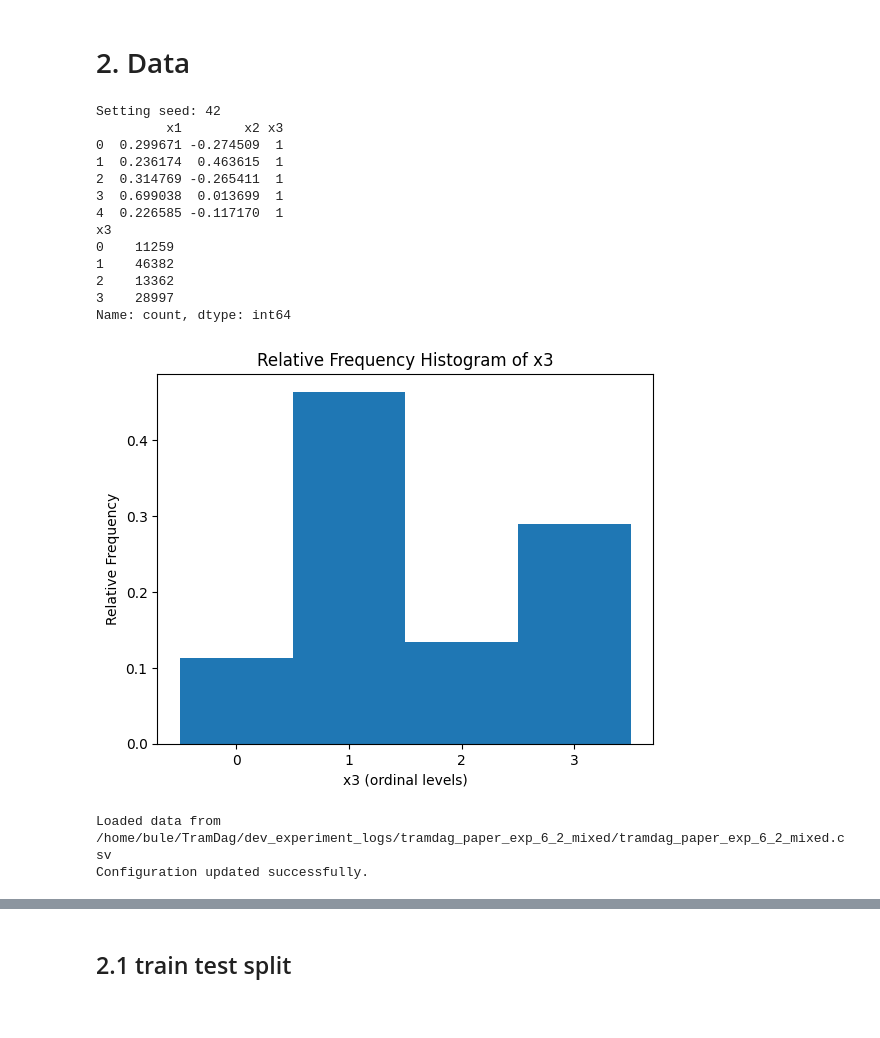
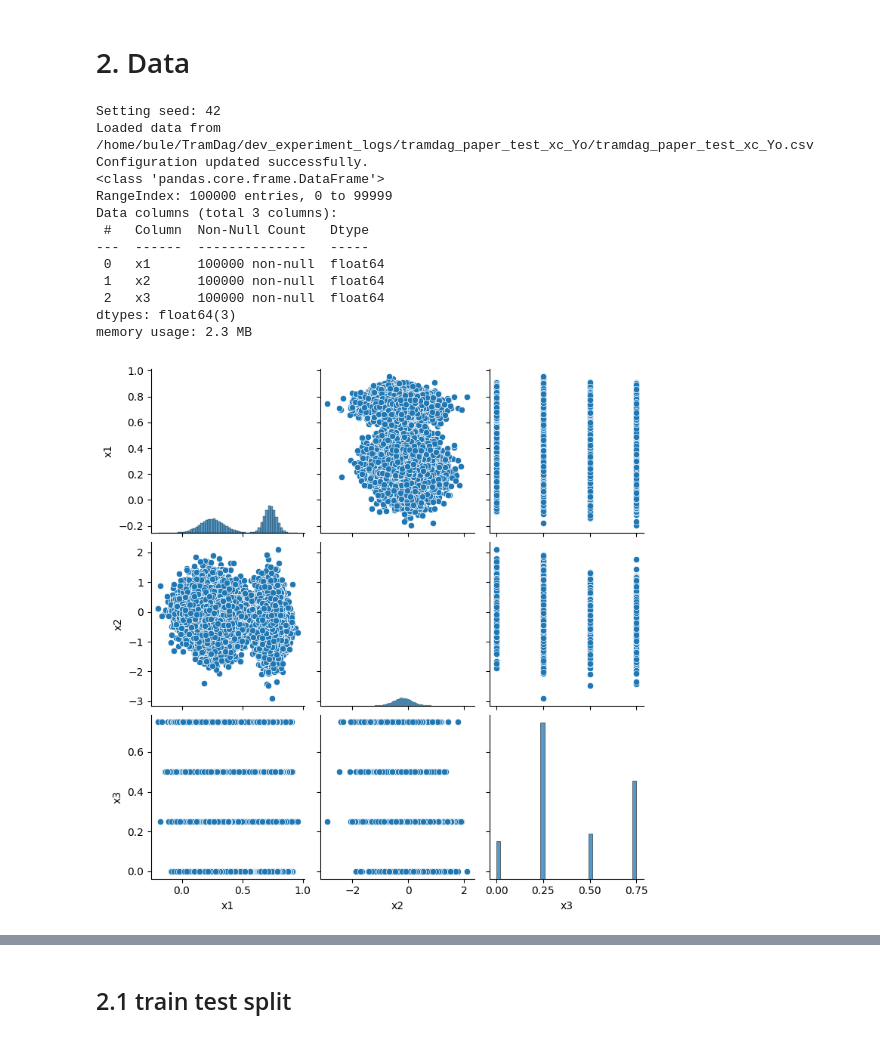
Before and after one commit to buehlpa/TramDag, a Jupyter notebook: Reproduce_TramDag_Experiment_6_2_mixed_datatypes_.ipynb, the cells around one changed output, grey strips where cells are left out. Cells and saved outputs as stored; diff of their text form; code cells hidden in the pictures.

Commit message:
fixed ordinal -> cont modelled bug

```diff
--- a/Reproduce_TramDag_Experiment_6_2_mixed_datatypes_.ipynb
+++ b/Reproduce_TramDag_Experiment_6_2_mixed_datatypes_.ipynb
@@ -32,7 +27,7 @@ Train with GPU support.
 # %% [markdown]
 # 1. Experiments and Paths
 # %%
-experiment_name = "tramdag_paper_exp_6_2_mixed"   ## <--- set experiment name
+experiment_name = "tramdag_paper_test_xc_Yo"   ## <--- set experiment name
 seed=42
 np.random.seed(seed)
 
@@ -59,8 +54,6 @@ Loaded existing configuration from /home/bule/TramDag/dev_experiment_logs/tramda
 # %% [markdown]
 # 2.  Data
 # %%
-
-
 def dgp(n_obs, doX=[None, None, None], f=lambda x: x, seed=None):
     """
     Data-generating process matching the provided R implementation.
@@ -123,61 +116,48 @@ def dgp(n_obs, doX=[None, None, None], f=lambda x: x, seed=None):
     else:
         x3 = pd.Categorical(
             np.full(n_obs, doX[2], dtype=int),
             categories=[0, 1, 2, 3],
             ordered=True
         )
+
+    x3 = x3.astype(float) / 4.0
     return pd.DataFrame({'x1': x1, 'x2': x2, 'x3': x3})
 
 
 
 df = dgp(n_obs=100000, seed=42)
-print(df.head())
-print(df['x3'].value_counts().sort_index())
 
-vals = df['x3'].astype(int)
-
-# Define bin edges so each integer gets its own bar
-bins = [-0.5, 0.5, 1.5, 2.5, 3.5]  # fits levels 0, 1, 2, 3
-plt.hist(vals, bins=bins, density=True)
-plt.xticks([0, 1, 2, 3])
-
-plt.xlabel('x3 (ordinal levels)')
-plt.ylabel('Relative Frequency')
-plt.title('Relative Frequency Histogram of x3')
-plt.show()
 
 import seaborn as sns
 sns.pairplot(df)
 
 EXP_DATA_PATH=os.path.join(DATA_PATH, f"{experiment_name}.csv")
 if not os.path.exists(EXP_DATA_PATH):
     df = dgp(n_obs=100000, seed=42)
-    df['x3']=df['x3'].astype(int)
     print(df.head())
     df.to_csv(EXP_DATA_PATH, index=False)
 else:
     df = pd.read_csv(EXP_DATA_PATH)
-    df['x3']=df['x3'].astype(int)
     print(f"Loaded data from {EXP_DATA_PATH}")
 
 
-data_type= {'x1':'continous','x2':'continous','x3':'ordinal_Xn_Yo'} # cont:continous, ord:ordinal, oher:everything else than images
+data_type= {'x1':'continous','x2':'continous','x3':'ordinal_Xc_Yo'}
 
 write_data_type_to_configuration(data_type, CONF_DICT_PATH)
+
+df.info()
 # %% [output]
 Setting seed: 42
-         x1        x2 x3
-0  0.299671 -0.274509  1
-1  0.236174  0.463615  1
-2  0.314769 -0.265411  1
-3  0.699038  0.013699  1
-4  0.226585 -0.117170  1
-x3
-0    11259
-1    46382
-2    13362
-3    28997
-Name: count, dtype: int64
+Loaded data from /home/bule/TramDag/dev_experiment_logs/tramdag_paper_test_xc_Yo/tramdag_paper_test_xc_Yo.csv
+Configuration updated successfully.
+<class 'pandas.core.frame.DataFrame'>
+RangeIndex: 100000 entries, 0 to 99999
+Data columns (total 3 columns):
+ #   Column  Non-Null Count   Dtype
+---  ------  --------------   -----
+ 0   x1      100000 non-null  float64
+ 1   x2      100000 non-null  float64
+ 2   x3      100000 non-null  float64
+dtypes: float64(3)
+memory usage: 2.3 MB
-[figure, old version]
+[figure, new version]
-Loaded data from /home/bule/TramDag/dev_experiment_logs/tramdag_paper_exp_6_2_mixed/tramdag_paper_exp_6_2_mixed.csv
-Configuration updated successfully.
```
Also changed, not shown: parts of 12 cells of this notebook, 19 other files.
